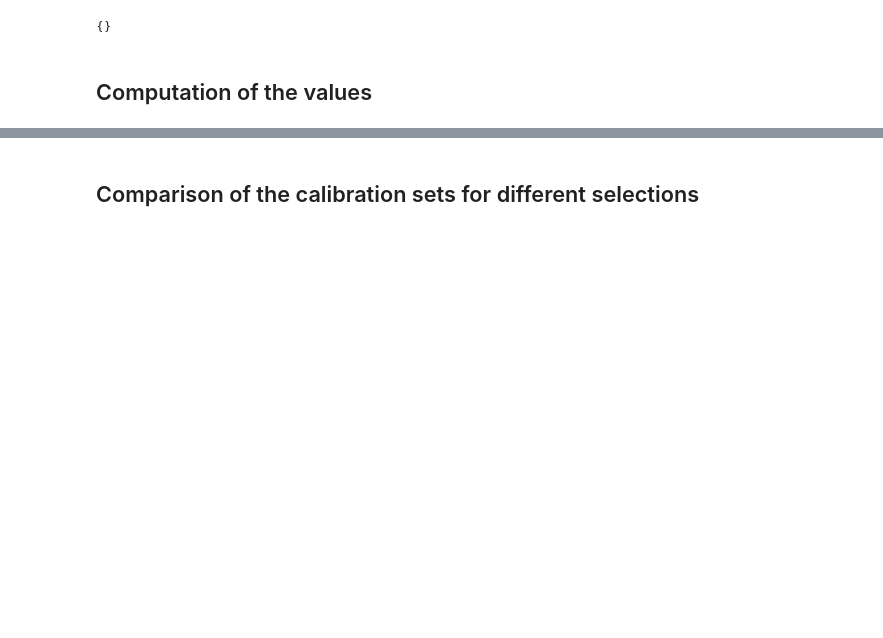
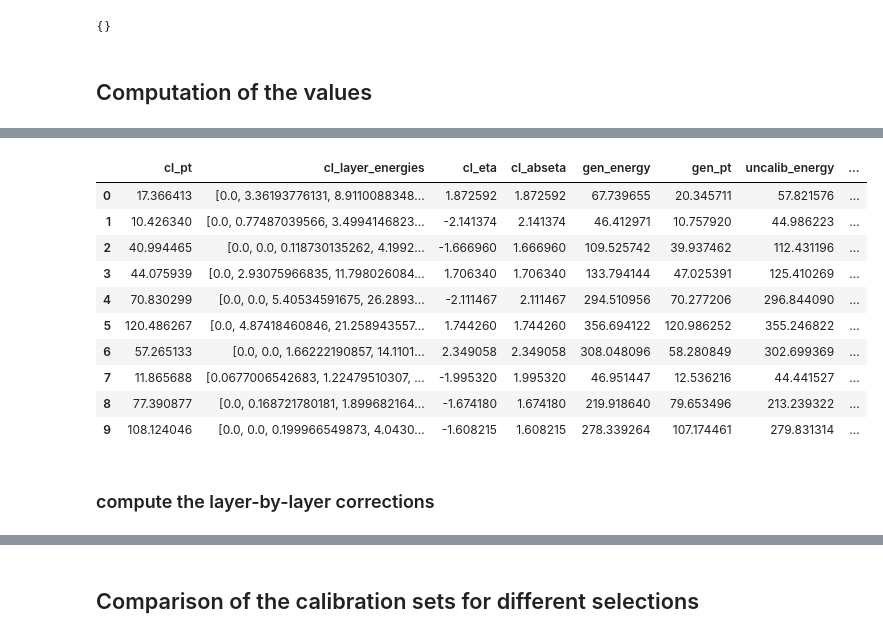
Before and after one commit to cerminar/ntuple-analysis, a Jupyter notebook: notebooks/compute-layer-calibrations.ipynb, the cells around one changed output, grey strips where cells are left out. Saved outputs shown, nothing was run; the diff lists cells and outputs as text; code cells hidden in the pictures; blank space fills up the shorter version.

```diff
--- a/notebooks/compute-layer-calibrations.ipynb
+++ b/notebooks/compute-layer-calibrations.ipynb
@@ -357,20 +389,47 @@ calib_table = {}
 # calib_table['HMvDRshapeDrCalib'] = [6.96, 0.98, 1.05, 1.09, 0.96, 0.97, 1.11, 1.05, 0.83, 1.03, 0.91, 1.07, 1.51, 1.89]
 
 # v96bis
-calib_table['HMvDRCalib'] = [1., 0.98, 1.03, 1.07, 0.94, 0.96, 1.09, 1.03, 0.81, 1.0, 0.9, 1.08, 1.5, 1.81]
+# calib_table['HMvDRCalib'] = [7.16, 2.03, 1.06, 0.75, 1.24, 0.96, 0.83, 1.15, 1.06, 0.87, 0.86, 0.93, 1.24, 2.59]
+# calib_table['HMvDRcylind10Calib'] = [1., 0.99, 1.03, 1.07, 0.94, 0.96, 1.09, 1.03, 0.8, 1.02, 0.9, 1.08, 1.5, 1.83]
+# calib_table['HMvDRcylind5Calib'] = [1., 0.98, 1.05, 1.09, 0.96, 0.97, 1.11, 1.06, 0.83, 1.04, 0.92, 1.08, 1.5, 1.89]
+# calib_table['HMvDRcylind2p5Calib'] = [1., 0.87, 1.16, 1.21, 1.06, 1.04, 1.25, 1.15, 0.97, 1.11, 1.01, 1.15, 1.64, 2.15]
+# calib_table['HMvDRshapeCalib'] = [1., 1.38, 1.05, 1.07, 0.96, 0.97, 1.11, 1.04, 0.81, 1.02, 0.9, 1.07, 1.52, 1.84]
+# calib_table['HMvDRshapeDrCalib'] = [7.43, 2.14, 1.06, 0.84, 1.14, 1.0, 0.99, 1.0, 1.07, 0.95, 0.9, 0.91, 1.19, 2.71]
+
+
+calib_table['HMvDRCalib'] = [0.0, 2.64, 0.95, 0.76, 1.19, 0.98, 0.85, 1.15, 1.04, 0.86, 0.87, 0.93, 1.27, 2.56]
 calib_table['HMvDRcylind10Calib'] = [1., 0.99, 1.03, 1.07, 0.94, 0.96, 1.09, 1.03, 0.8, 1.02, 0.9, 1.08, 1.5, 1.83]
 calib_table['HMvDRcylind5Calib'] = [1., 0.98, 1.05, 1.09, 0.96, 0.97, 1.11, 1.06, 0.83, 1.04, 0.92, 1.08, 1.5, 1.89]
 calib_table['HMvDRcylind2p5Calib'] = [1., 0.87, 1.16, 1.21, 1.06, 1.04, 1.25, 1.15, 0.97, 1.11, 1.01, 1.15, 1.64, 2.15]
 calib_table['HMvDRshapeCalib'] = [1., 1.38, 1.05, 1.07, 0.96, 0.97, 1.11, 1.04, 0.81, 1.02, 0.9, 1.07, 1.52, 1.84]
-calib_table['HMvDRshapeDrCalib'] = [1., 0.98, 1.05, 1.09, 0.96, 0.97, 1.11, 1.05, 0.83, 1.03, 0.91, 1.07, 1.51, 1.89]
+# calib_table['HMvDRshapeDr'] = [0., 1.6144949, 0.92495334, 1.0820811, 0.9753549, 0.9742881, 1.0634482, 1.0599478, 0.9376349, 0.92587173, 0.8003076, 1.0417082, 1.7032381, 2.]
+# calib_table['HMvDRshapeDrCalib'] = [0., 2.0, 1.35, 0.82, 1.03, 1.01, 1.01, 1.03, 1.07, 0.91, 0.87, 1.08, 1.42, 1.99]
+# calib_table['HMvDRshapeDrCalib'] = [2.0, 1.47, 0.96, 1.09, 0.95, 1.09, 1.02, 0.99, 0.94, 1.1, 1.21, 0.96, 1.33, 1.93]
+calib_table['HMvDRshapeDrCalib'] =  [0.] + [1.]*13
+
+# calib_table['HMvDR'] = [0.] + [1.]*13
+# calib_table['HMvDRcylind10'] =  [0.] + [1.]*13
+# calib_table['HMvDRcylind5'] =  [0.] + [1.]*13
+# calib_table['HMvDRcylind2p5'] =  [0.] + [1.]*13
+# calib_table['HMvDRshape'] =  [0.] + [1.]*13
+# calib_table['HMvDRshapeDr'] =  [0.] + [1.]*13
 
 
-
-calib_table['HMvDRfixedCalib1'] = [1.527]+[1.]*12+[1.98]
-calib_table['HMvDRcylind10Calib1'] = [1.527]+[1.]*12+[1.98]
-calib_table['HMvDRcylind5Calib1'] = [1.527]+[1.]*12+[1.98]
-calib_table['HMvDRcylind2p5Calib1'] = [1.527]+[1.]*12+[1.98]
-calib_table['HMvDRshapeCalib1'] = [1.527]+[1.]*12+[1.98]
+# v102 ele-V10
+calib_table_V10 = {}
+calib_table_V10['HMvDRCalib'] = [8.04, 1.61, 1.08, 0.8, 1.23, 1.04, 0.91, 1.16, 1.05, 1.04, 0.84, 1.05, 1.36, 2.48]
+calib_table_V10['HMvDRcylind10Calib'] = [1., 0.99, 1.03, 1.07, 0.94, 0.96, 1.09, 1.03, 0.8, 1.02, 0.9, 1.08, 1.5, 1.83]
+calib_table_V10['HMvDRcylind5Calib'] = [8.6, 1.63, 1.09, 0.92, 1.12, 1.1, 1.05, 1.03, 1.09, 1.08, 0.94, 0.97, 1.42, 2.59]
+calib_table_V10['HMvDRcylind2p5Calib'] = [1., 0.87, 1.16, 1.21, 1.06, 1.04, 1.25, 1.15, 0.97, 1.11, 1.01, 1.15, 1.64, 2.15]
+calib_table_V10['HMvDRshapeCalib'] = [1., 1.38, 1.05, 1.07, 0.96, 0.97, 1.11, 1.04, 0.81, 1.02, 0.9, 1.07, 1.52, 1.84]
+calib_table_V10['HMvDRshapeDrCalib'] = [8.65, 1.63, 1.09, 0.93, 1.11, 1.1, 1.05, 1.03, 1.07, 1.09, 0.94, 0.98, 1.36, 2.65]
 
 print calib_table
+
+
+calib_table_by_sample = {}
+calib_table_by_sample['ele-V10'] = calib_table_V10
+calib_table_by_sample['ele-V9'] = calib_table
+calib_table_by_sample['photons-V10'] = calib_table_V10
+calib_table_by_sample['photons-V9'] = calib_table
 # %% [output]
@@ -527,0 +684,16 @@ Warning in <TROOT::Append>: Replacing existing TH1: HMvDRcylind2p5Calib_all_GENE
+# %%
+tree_data.iloc[:10]
+# %% [output]
+|  | cl_pt | cl_layer_energies | cl_eta | cl_abseta | gen_energy | gen_pt | uncalib_energy | ... |
+| 0 | 17.366413 | [0.0, 3.36193776131, 8.9110088348... | 1.872592 | 1.872592 | 67.739655 | 20.345711 | 57.821576 | ... |
+| 1 | 10.426340 | [0.0, 0.77487039566, 3.4994146823... | -2.141374 | 2.141374 | 46.412971 | 10.757920 | 44.986223 | ... |
+| 2 | 40.994465 | [0.0, 0.0, 0.118730135262, 4.1992... | -1.666960 | 1.666960 | 109.525742 | 39.937462 | 112.431196 | ... |
+| 3 | 44.075939 | [0.0, 2.93075966835, 11.798026084... | 1.706340 | 1.706340 | 133.794144 | 47.025391 | 125.410269 | ... |
+| 4 | 70.830299 | [0.0, 0.0, 5.40534591675, 26.2893... | -2.111467 | 2.111467 | 294.510956 | 70.277206 | 296.844090 | ... |
+| 5 | 120.486267 | [0.0, 4.87418460846, 21.258943557... | 1.744260 | 1.744260 | 356.694122 | 120.986252 | 355.246822 | ... |
+| 6 | 57.265133 | [0.0, 0.0, 1.66222190857, 14.1101... | 2.349058 | 2.349058 | 308.048096 | 58.280849 | 302.699369 | ... |
+| 7 | 11.865688 | [0.0677006542683, 1.22479510307, ... | -1.995320 | 1.995320 | 46.951447 | 12.536216 | 44.441527 | ... |
+| 8 | 77.390877 | [0.0, 0.168721780181, 1.899682164... | -1.674180 | 1.674180 | 219.918640 | 79.653496 | 213.239322 | ... |
+| 9 | 108.124046 | [0.0, 0.0, 0.199966549873, 4.0430... | -1.608215 | 1.608215 | 278.339264 | 107.174461 | 279.831314 | ... |
+# %% [markdown]
+### compute the layer-by-layer corrections
```
Also changed, not shown: parts of 84 cells of this notebook.
